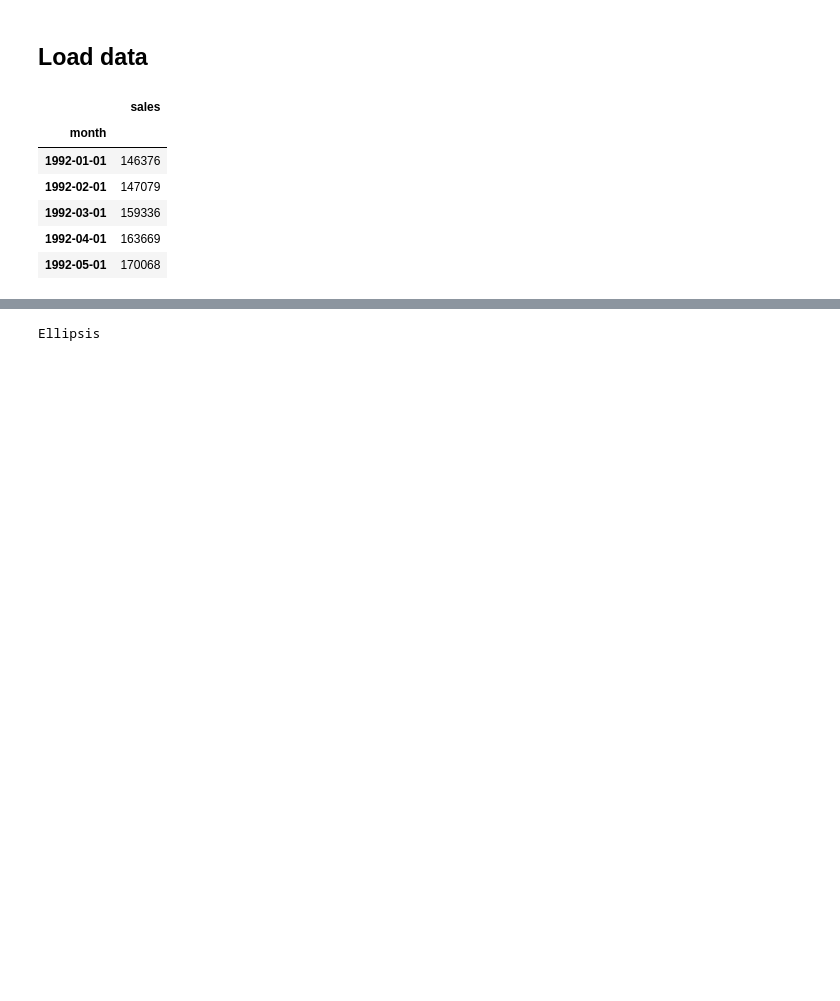
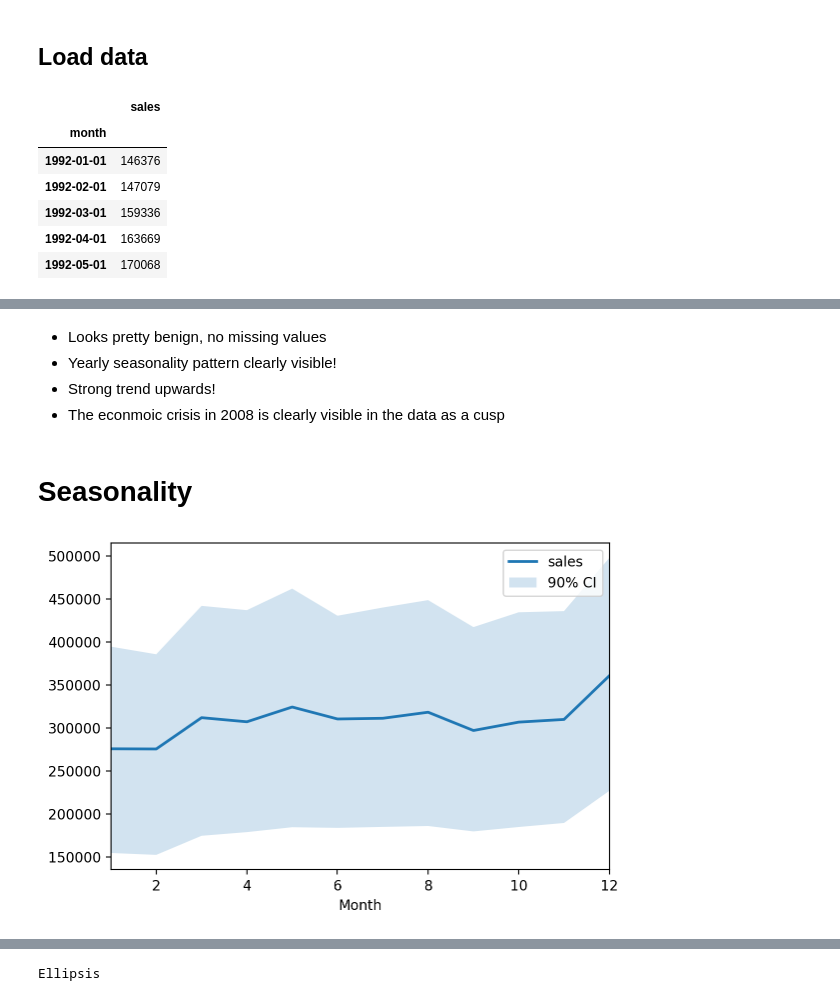
Before and after one commit to WeinbergMalte/timeseries-forecasting-workshop, a Jupyter notebook: notebooks/06-untitled.ipynb, the cells around one changed output, grey strips where cells are left out. Cells and saved outputs as stored; diff of their text form; code cells hidden in the pictures; blank space fills up the shorter version.

```diff
--- a/notebooks/06-untitled.ipynb
+++ b/notebooks/06-untitled.ipynb
@@ -56 +52,42 @@ _ = df.plot(figsize=[15, 4])
 [figure]
+# %% [markdown]
+- Looks pretty benign, no missing values
+- Yearly seasonality pattern clearly visible!
+- Strong trend upwards!
+- The econmoic crisis in 2008 is clearly visible in the data as a cusp
+# %% [markdown]
+ # Seasonality
+# %%
+def q05(x):
+    return x.quantile(0.05)
+
+
+def q95(x):
+    return x.quantile(0.95)
+
+
+_, ax = plt.subplots(figsize=(6, 4))
+df_season = df[[TARGET_COL]].copy()
+
+# Group by hour of the day and compute mean and 90% confidence interval
+df_season["m"] = df_season.index.month
+df_time_season = df_season.groupby("m")[[TARGET_COL]].agg(["mean", q05, q95])
+
+# Plot mean values
+ax.plot(df_time_season[TARGET_COL]["mean"], label=TARGET_COL, linewidth=2)
+
+# Plot confidence intervals
+ax.fill_between(
+    df_time_season.index,
+    df_time_season[TARGET_COL]["q05"],
+    df_time_season[TARGET_COL]["q95"],
+    alpha=0.2,
+    label="90% CI",
+)
+
+ax.set_xlabel("Month")
+ax.set_xlim((1, 12))
+ax.legend()
+plt.tight_layout()
+# %% [output]
+[figure, added]
```
Also changed, not shown: parts of 22 cells of this notebook, 8 other files.
